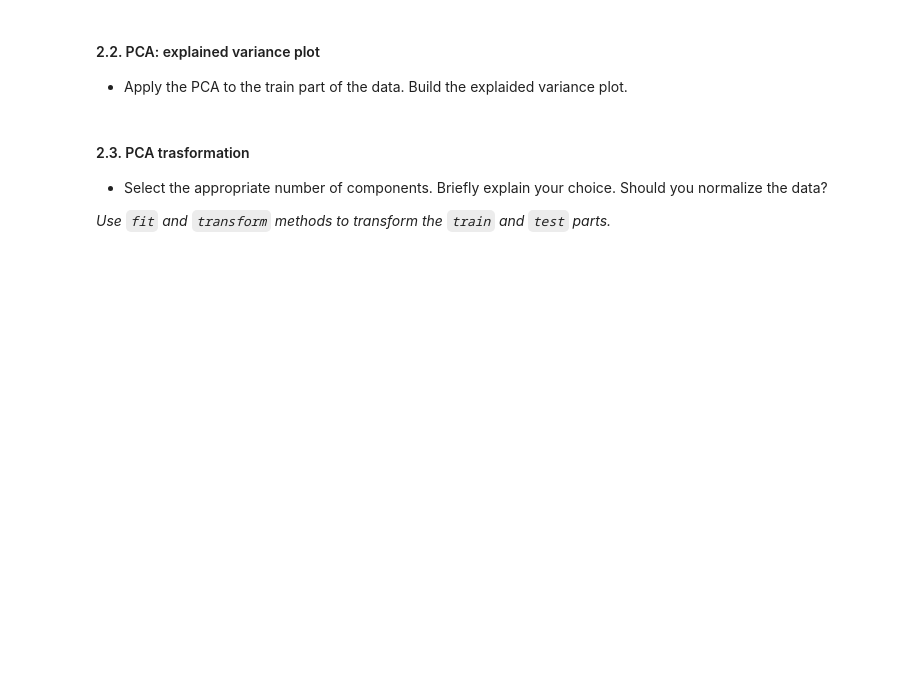
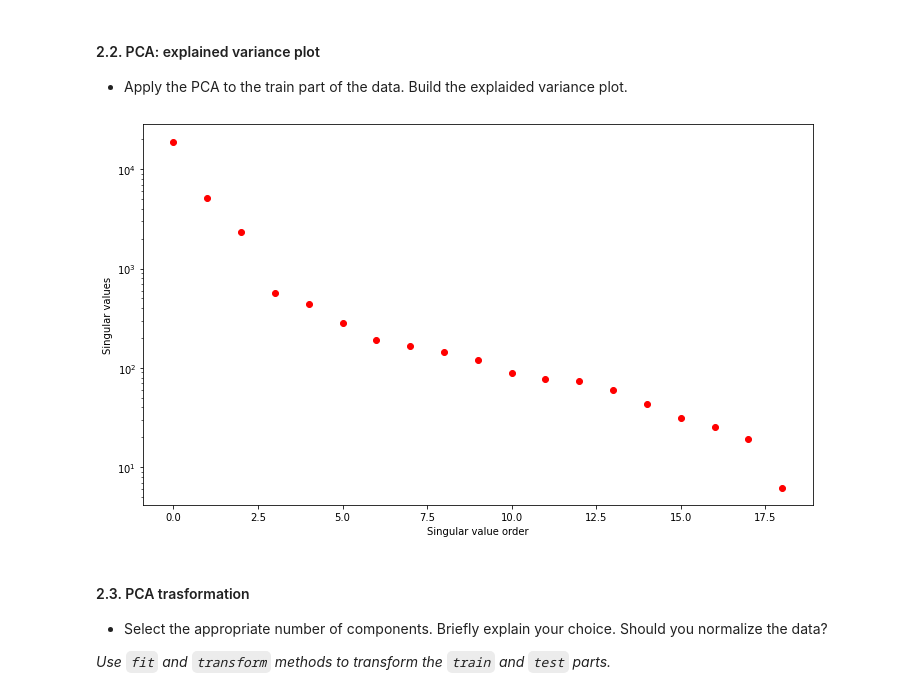
Before and after one commit to GreenSeed/ml-mipt, a Jupyter notebook: homeworks_basic/Lab1_ML_pipeline_and_SVM/Lab1_part2_ml_pipeline.ipynb, the cells around one changed output. Cells and saved outputs as stored; diff of their text form; code cells hidden in the pictures; blank space fills up the shorter version.

```diff
--- a/homeworks_basic/Lab1_ML_pipeline_and_SVM/Lab1_part2_ml_pipeline.ipynb
+++ b/homeworks_basic/Lab1_ML_pipeline_and_SVM/Lab1_part2_ml_pipeline.ipynb
@@ -132,3 +144,17 @@ plt.scatter(X_train_norm_np[0],y_train)
+# %%
+from matplotlib import pyplot as plt
+#взял из семинара про PCA
+u, Xs, vh = np.linalg.svd(X_train, full_matrices=False)
+
+plt.figure(figsize=(12,7))
+plt.plot(Xs,'ro')
+plt.yscale('log')
+plt.ylabel("Singular values")
+plt.xlabel("Singular value order")
+plt.show()
+### YOUR CODE HERE
+# %% [output]
+[figure, added]
 # %% [markdown]
 #### 2.3. PCA trasformation
 * Select the appropriate number of components. Briefly explain your choice. Should you normalize the data?
```
Also changed, not shown: parts of 14 cells of this notebook.
